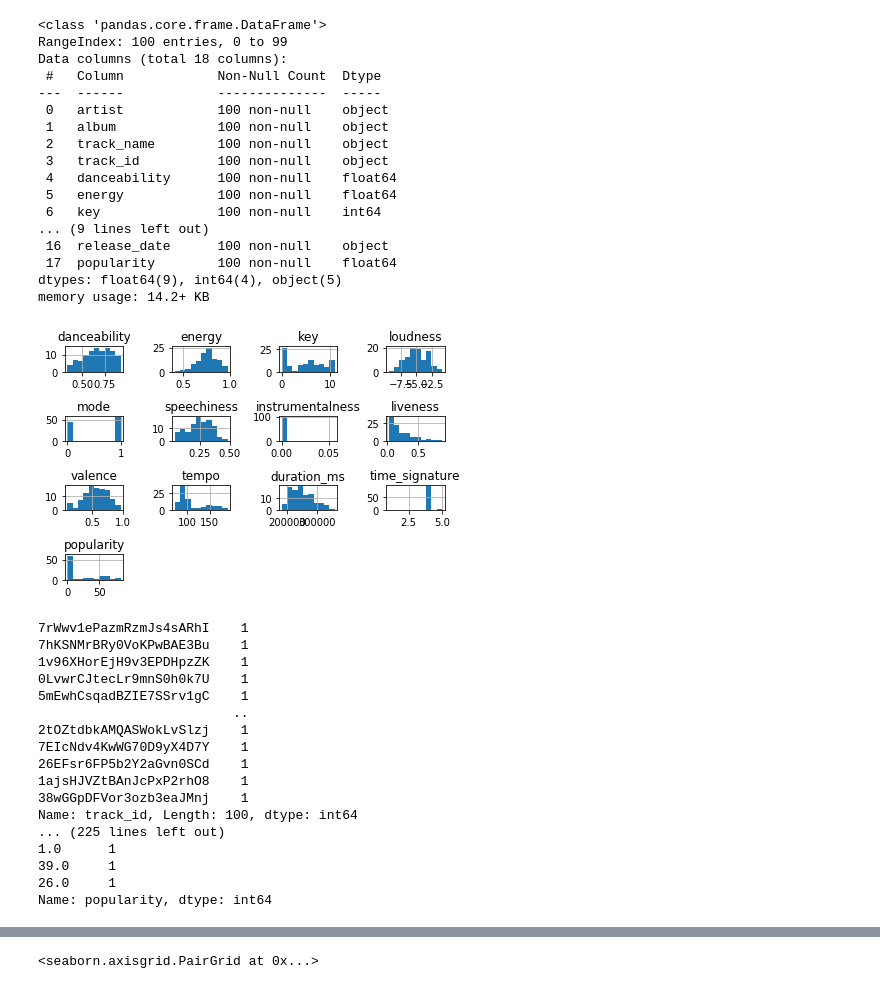
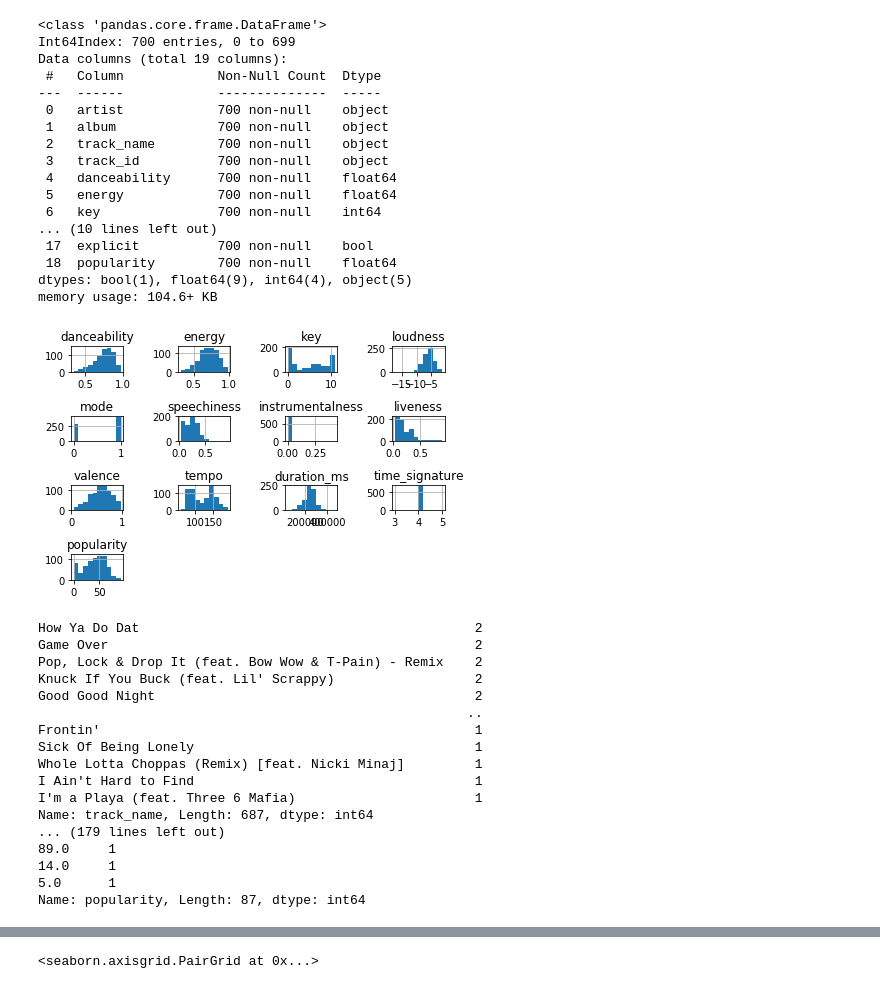
Before and after one commit to SpotiScryers/SpotiScry, a Jupyter notebook: brandon_explore.ipynb, the cells around one changed output, grey strips where cells are left out. Cells and saved outputs as stored; diff of their text form; code cells hidden in the pictures.

```diff
--- a/brandon_explore.ipynb
+++ b/brandon_explore.ipynb
@@ -11,4 +11,4 @@ SyntaxError: invalid syntax (acquire.py, line 1)
 # %%
 #analyze_playlist('spotify:user:afrodeezeemusic', '3P6Pr6iEqvK5fl4UkgdQ7T?si')
 # %%
-df = pd.read_csv('hiphop_sample.csv')
+df = pd.read_csv('full_playlist_offset.csv', index_col=0)
@@ -16,45 +25,45 @@ df = pd.read_csv('hiphop_sample.csv')
 df.info()
 # %% [output]
 <class 'pandas.core.frame.DataFrame'>
-RangeIndex: 100 entries, 0 to 99
-Data columns (total 18 columns):
+Int64Index: 700 entries, 0 to 699
+Data columns (total 19 columns):
  #   Column            Non-Null Count  Dtype
 ---  ------            --------------  -----
- 0   artist            100 non-null    object
- 1   album             100 non-null    object
- 2   track_name        100 non-null    object
- 3   track_id          100 non-null    object
- 4   danceability      100 non-null    float64
- 5   energy            100 non-null    float64
- 6   key               100 non-null    int64
-... (9 lines left out)
- 16  release_date      100 non-null    object
- 17  popularity        100 non-null    float64
-dtypes: float64(9), int64(4), object(5)
-memory usage: 14.2+ KB
+ 0   artist            700 non-null    object
+ 1   album             700 non-null    object
+ 2   track_name        700 non-null    object
+ 3   track_id          700 non-null    object
+ 4   danceability      700 non-null    float64
+ 5   energy            700 non-null    float64
+ 6   key               700 non-null    int64
+... (10 lines left out)
+ 17  explicit          700 non-null    bool
+ 18  popularity        700 non-null    float64
+dtypes: bool(1), float64(9), int64(4), object(5)
+memory usage: 104.6+ KB
 # %%
-df.hist()
+df.drop(columns='explicit').hist()
 plt.tight_layout()
 # %% [output]
-[figure, old version]
+[figure, new version]
 # %%
-for col in df.drop(columns=['artist', 'album', 'track_name']).columns:
+for col in df.drop(columns=['artist', 'album']).columns:
     print(df[col].value_counts(),'\n')
 # %% [output]
-7rWwv1ePazmRzmJs4sARhI    1
-7hKSNMrBRy0VoKPwBAE3Bu    1
-1v96XHorEjH9v3EPDHpzZK    1
-0LvwrCJtecLr9mnS0h0k7U    1
-5mEwhCsqadBZIE7SSrv1gC    1
-                         ..
-2tOZtdbkAMQASWokLvSlzj    1
-7EIcNdv4KwWG70D9yX4D7Y    1
-26EFsr6FP5b2Y2aGvn0SCd    1
-1ajsHJVZtBAnJcPxP2rhO8    1
-38wGGpDFVor3ozb3eaJMnj    1
-Name: track_id, Length: 100, dtype: int64
-... (225 lines left out)
-1.0      1
-39.0     1
-26.0     1
-Name: popularity, dtype: int64
+How Ya Do Dat                                           2
+Game Over                                               2
+Pop, Lock & Drop It (feat. Bow Wow & T-Pain) - Remix    2
+Knuck If You Buck (feat. Lil' Scrappy)                  2
+Good Good Night                                         2
+                                                       ..
+Frontin'                                                1
+Sick Of Being Lonely                                    1
+Whole Lotta Choppas (Remix) [feat. Nicki Minaj]         1
+I Ain't Hard to Find                                    1
+I'm a Playa (feat. Three 6 Mafia)                       1
+Name: track_name, Length: 687, dtype: int64
+... (179 lines left out)
+89.0     1
+14.0     1
+5.0      1
+Name: popularity, Length: 87, dtype: int64
```
Also changed, not shown: parts of 8 cells of this notebook, 1 other file.
